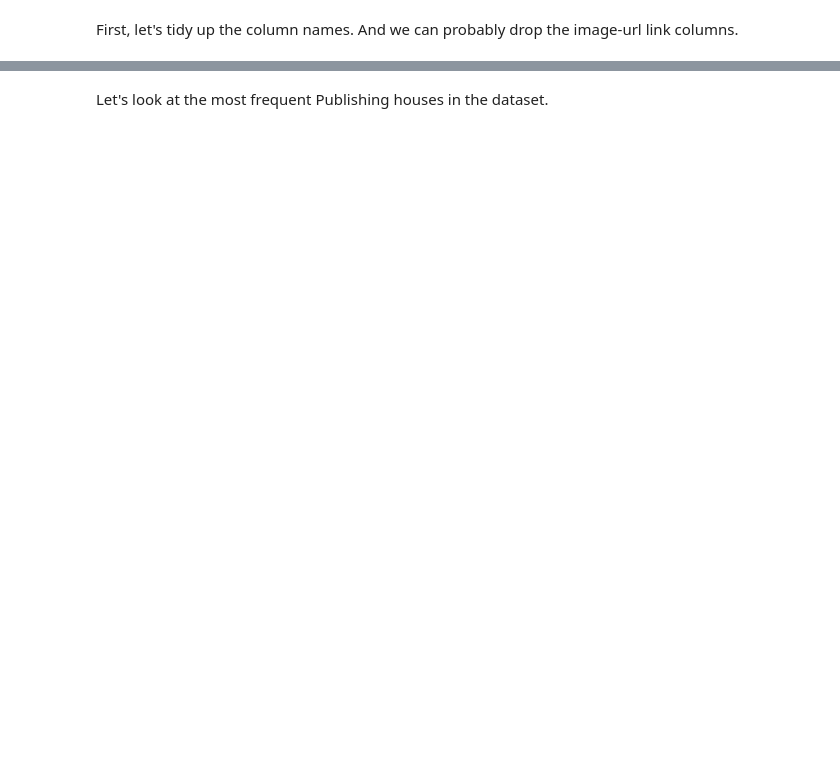
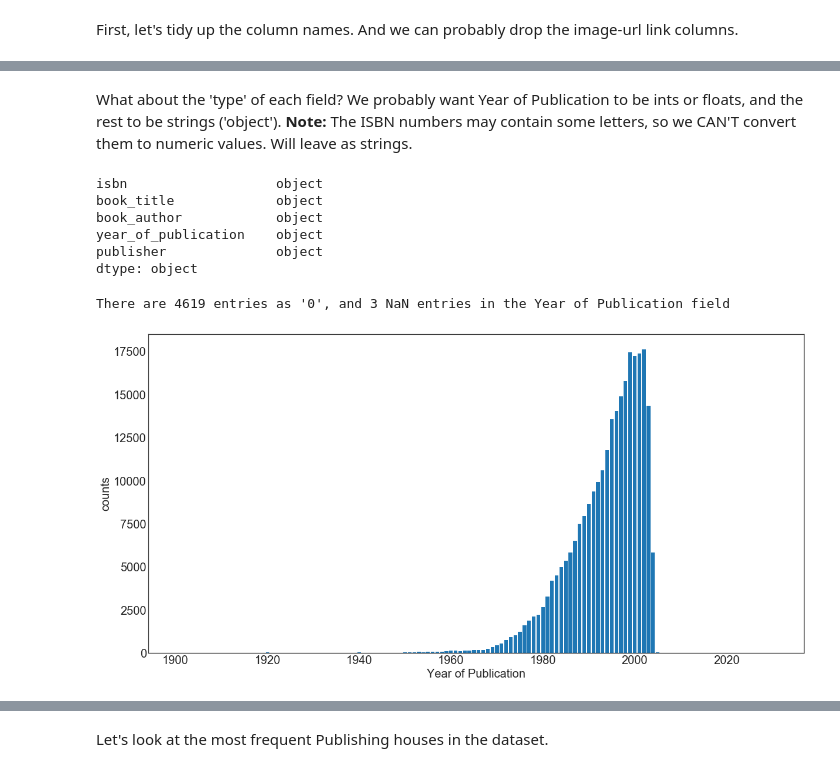
Before and after one commit to tttgm/fellowshipai, a Jupyter notebook: Book-Crossing-Recommender.ipynb, the cells around one changed output, grey strips where cells are left out. Saved outputs shown, nothing was run; the diff lists cells and outputs as text; code cells hidden in the pictures; blank space fills up the shorter version.

```diff
--- a/Book-Crossing-Recommender.ipynb
+++ b/Book-Crossing-Recommender.ipynb
@@ -237,3 +238,38 @@ books.head()
 | 2 | 0060973129 | Decision in Normandy | Carlo D'Este | 1991 | HarperPerennial |
 | 3 | 0374157065 | Flu: The Story of the Great Influ... | Gina Bari Kolata | 1999 | Farrar Straus Giroux |
 | 4 | 0393045218 | The Mummies of Urumchi | E. J. W. Barber | 1999 | W. W. Norton &amp Company |
+# %% [markdown]
+What about the 'type' of each field? We probably want Year of Publication to be ints or floats, and the rest to be strings ('object'). **Note:** The ISBN numbers may contain some letters, so we CAN'T convert them to numeric values. Will leave as strings.
+# %%
+books.dtypes
+# %% [output]
+isbn                   object
+book_title             object
+book_author            object
+year_of_publication    object
+publisher              object
+dtype: object
+# %%
+# Convert years to float
+books.year_of_publication = pd.to_numeric(books.year_of_publication, errors='coerce')
+# %%
+# Check for 0's or NaNs in Year of Publication
+zero_yr = books[books.year_of_publication == 0].year_of_publication.count()
+nan_yr = books.year_of_publication.isnull().sum()
+print(f'There are {zero_yr} entries as \'0\', and {nan_yr} NaN entries in the Year of Publication field')
+# %% [output]
+There are 4619 entries as '0', and 3 NaN entries in the Year of Publication field
+# %%
+# Replace all years of zero with NaN
+books.year_of_publication.replace(0, np.nan, inplace=True)
+# %%
+yr = books.year_of_publication.value_counts().sort_index()
+yr = yr.where(yr>5) # filter out counts less than 5
+plt.figure(figsize=(20, 10))
+plt.rcParams.update({'font.size': 20}) # Set larger plot font size
+plt.bar(yr.index, yr.values)
+plt.xlabel('Year of Publication')
+plt.ylabel('counts')
+plt.show()
+# %% [output]
+[figure, added]
```
Also changed, not shown: parts of 100 cells of this notebook.
